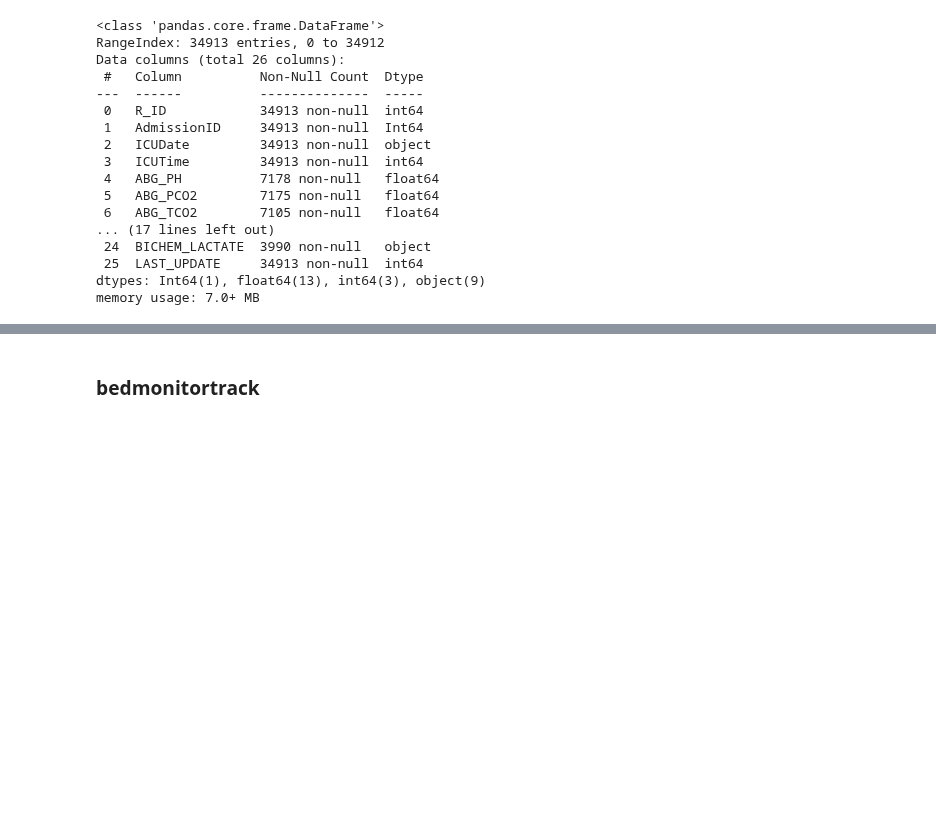
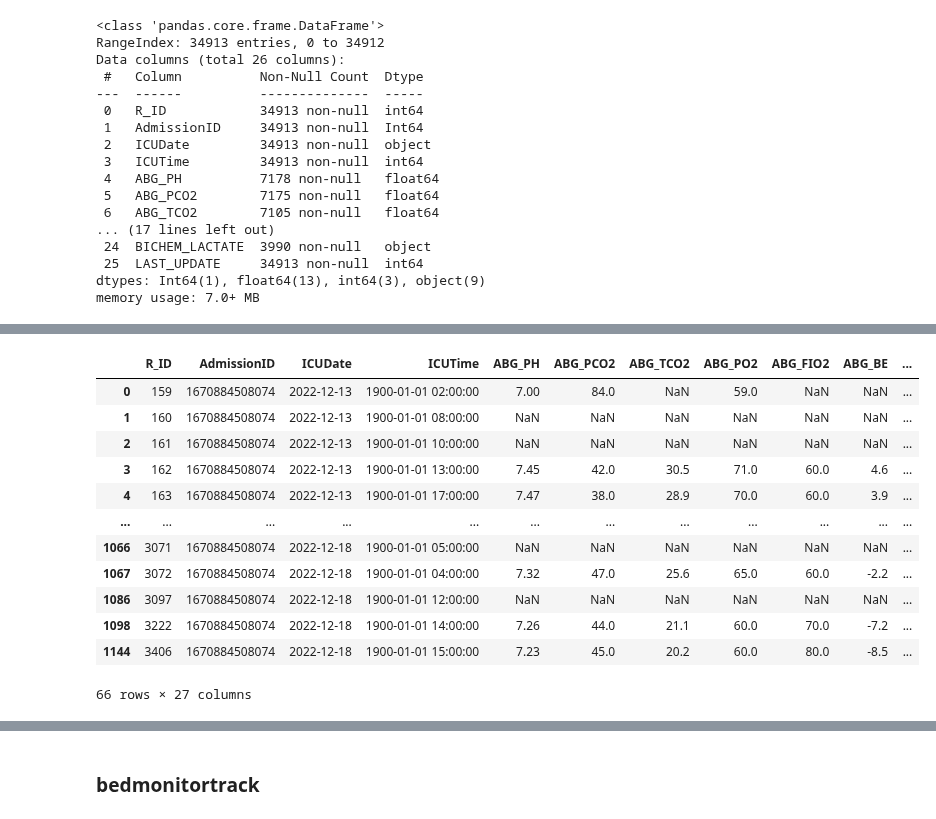
Before and after one commit to Tonry12/Data_joyx2, a Jupyter notebook: mergeSmart_ICU_tonnaw.ipynb, the cells around one changed output, grey strips where cells are left out. Saved outputs shown, nothing was run; the diff lists cells and outputs as text; code cells hidden in the pictures; blank space fills up the shorter version.

```diff
--- a/mergeSmart_ICU_tonnaw.ipynb
+++ b/mergeSmart_ICU_tonnaw.ipynb
@@ -167,0 +312,16 @@ bedccr_lab
+# %%
+bedccr_lab[bedccr_lab['AdmissionID'] == 1670884508074].sort_values(by = 'LAST_UPDATE')
+# %% [output]
+|  | R_ID | AdmissionID | ICUDate | ICUTime | ABG_PH | ABG_PCO2 | ABG_TCO2 | ABG_PO2 | ABG_FIO2 | ABG_BE | ... |
+| 0 | 159 | 1670884508074 | 2022-12-13 | 1900-01-01 02:00:00 | 7.00 | 84.0 | NaN | 59.0 | NaN | NaN | ... |
+| 1 | 160 | 1670884508074 | 2022-12-13 | 1900-01-01 08:00:00 | NaN | NaN | NaN | NaN | NaN | NaN | ... |
+| 2 | 161 | 1670884508074 | 2022-12-13 | 1900-01-01 10:00:00 | NaN | NaN | NaN | NaN | NaN | NaN | ... |
+| 3 | 162 | 1670884508074 | 2022-12-13 | 1900-01-01 13:00:00 | 7.45 | 42.0 | 30.5 | 71.0 | 60.0 | 4.6 | ... |
+| 4 | 163 | 1670884508074 | 2022-12-13 | 1900-01-01 17:00:00 | 7.47 | 38.0 | 28.9 | 70.0 | 60.0 | 3.9 | ... |
+| ... | ... | ... | ... | ... | ... | ... | ... | ... | ... | ... | ... |
+| 1066 | 3071 | 1670884508074 | 2022-12-18 | 1900-01-01 05:00:00 | NaN | NaN | NaN | NaN | NaN | NaN | ... |
+| 1067 | 3072 | 1670884508074 | 2022-12-18 | 1900-01-01 04:00:00 | 7.32 | 47.0 | 25.6 | 65.0 | 60.0 | -2.2 | ... |
+| 1086 | 3097 | 1670884508074 | 2022-12-18 | 1900-01-01 12:00:00 | NaN | NaN | NaN | NaN | NaN | NaN | ... |
+| 1098 | 3222 | 1670884508074 | 2022-12-18 | 1900-01-01 14:00:00 | 7.26 | 44.0 | 21.1 | 60.0 | 70.0 | -7.2 | ... |
+| 1144 | 3406 | 1670884508074 | 2022-12-18 | 1900-01-01 15:00:00 | 7.23 | 45.0 | 20.2 | 60.0 | 80.0 | -8.5 | ... |
+66 rows × 27 columns
```
Also changed, not shown: parts of 31 cells of this notebook.
